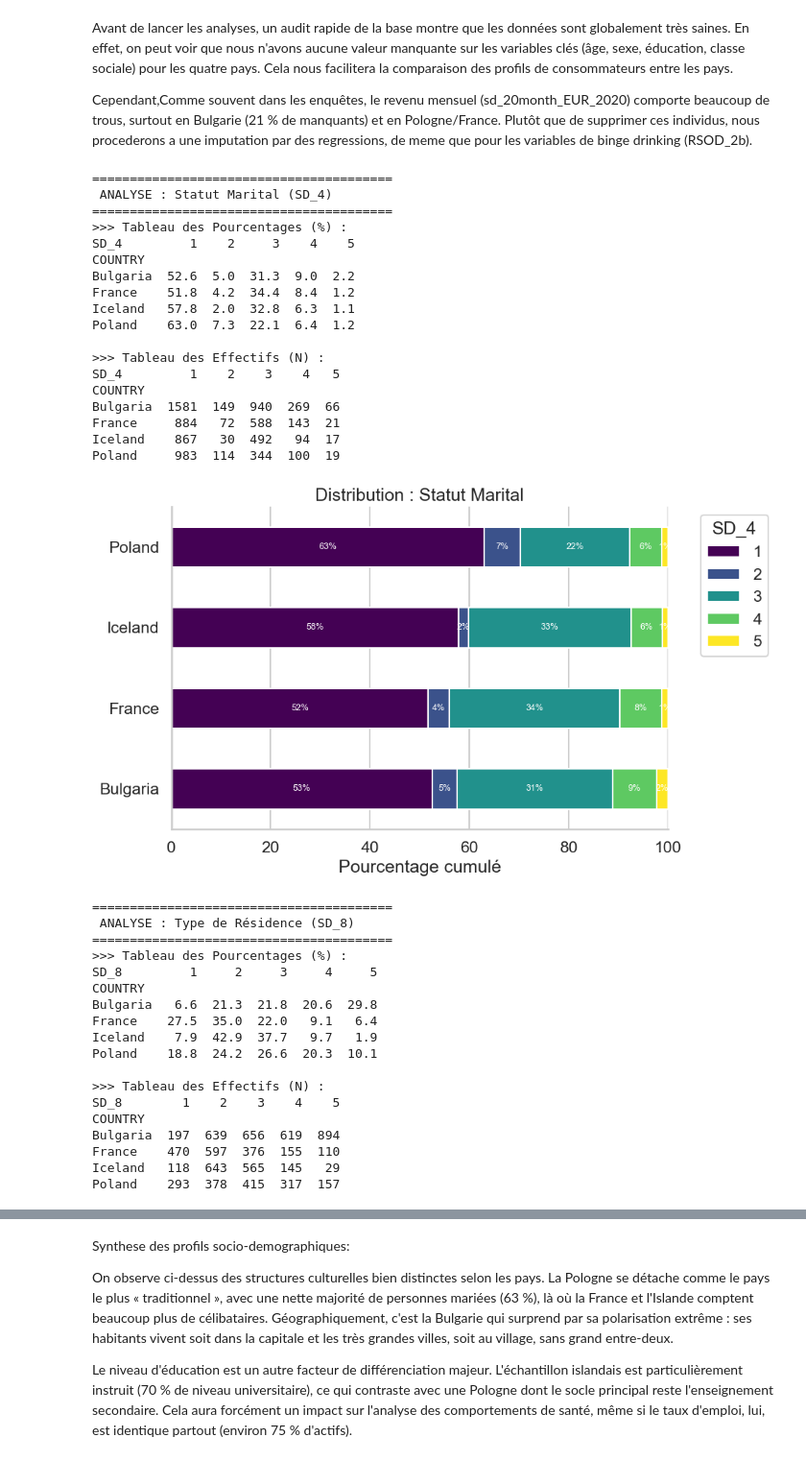
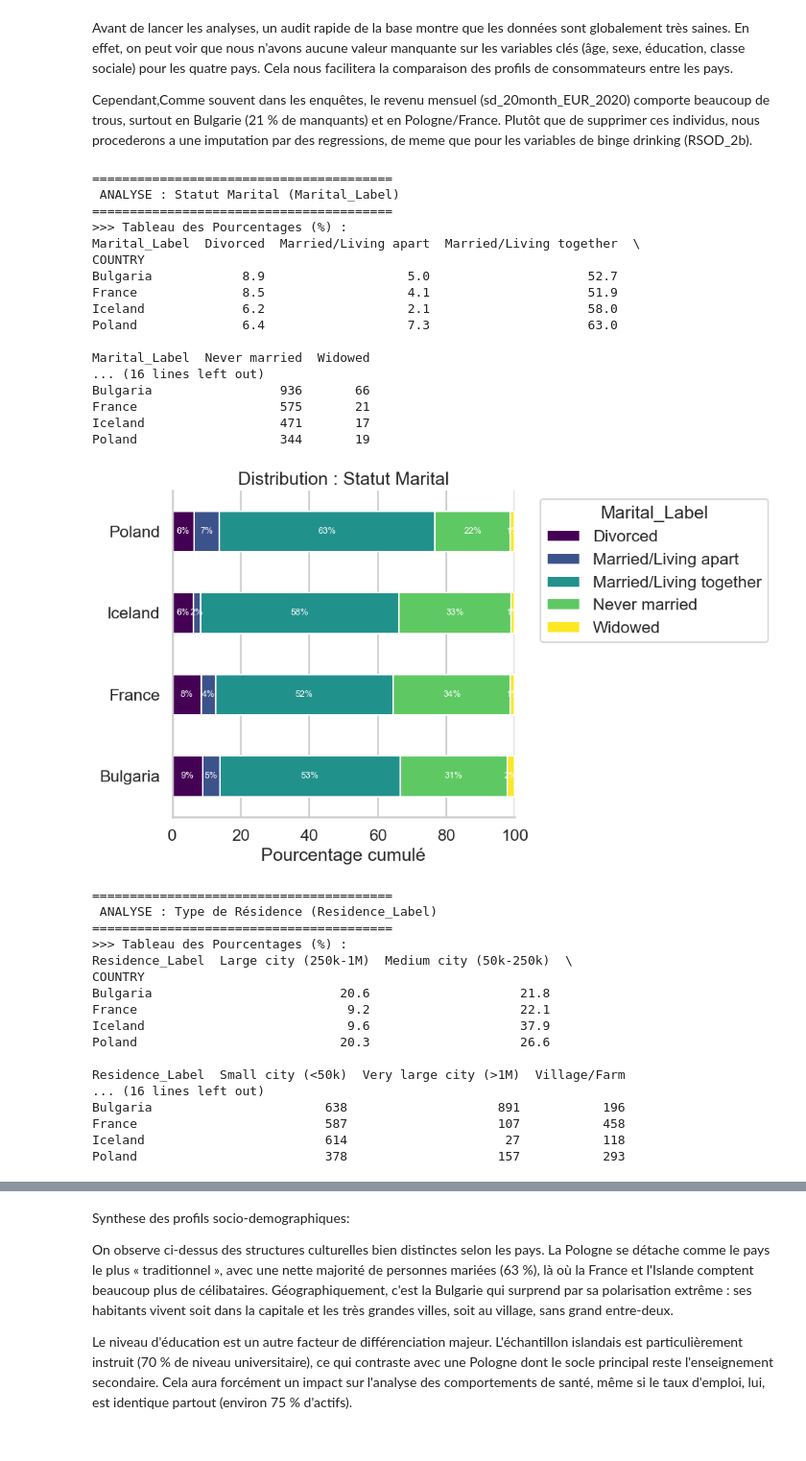
Before and after one commit to emile-gllm/projet_python2A_alcool, a Jupyter notebook: projet_python_notebook.ipynb, the cells around one changed output, grey strips where cells are left out. Shown at 96% size. Saved outputs shown, nothing was run; the diff lists cells and outputs as text; code cells hidden in the pictures.

```diff
--- a/projet_python_notebook.ipynb
+++ b/projet_python_notebook.ipynb
@@ -1826,45 +1724,43 @@ def analyse_num(df, col, label=""):
 # %%
-analyse_cat(data1, 'SD_4', 'Statut Marital')
-analyse_cat(data1, 'SD_8', 'Type de Résidence')
-analyse_cat(data1, 'SD_9', "Niveau d'Éducation")
-analyse_cat(data1, 'SD_10', 'Statut Professionnel')
-analyse_cat(data1, 'social_class', 'classe sociale')
-analyse_cat(data1, 'Demo_Empl', 'Emploi actuel')
+std.analyse_cat(data1, 'Marital_Label', 'Statut Marital')
+std.analyse_cat(data1, 'Residence_Label', 'Type de Résidence')
+std.analyse_cat(data1, 'Education_Label', "Niveau d'Éducation")
+std.analyse_cat(data1, 'Activity_Label', 'Statut Professionnel')
+std.analyse_cat(data1, 'Class_Label', 'classe sociale')
+std.analyse_cat(data1, 'Demo_Empl', 'Emploi actuel')
 # %% [output]
 ========================================
- ANALYSE : Statut Marital (SD_4)
+ ANALYSE : Statut Marital (Marital_Label)
 ========================================
 >>> Tableau des Pourcentages (%) :
-SD_4         1    2     3    4    5
+Marital_Label  Divorced  Married/Living apart  Married/Living together  \
 COUNTRY
-Bulgaria  52.6  5.0  31.3  9.0  2.2
-France    51.8  4.2  34.4  8.4  1.2
-Iceland   57.8  2.0  32.8  6.3  1.1
-Poland    63.0  7.3  22.1  6.4  1.2
+Bulgaria            8.9                   5.0                     52.7
+France              8.5                   4.1                     51.9
+Iceland             6.2                   2.1                     58.0
+Poland              6.4                   7.3                     63.0
 
->>> Tableau des Effectifs (N) :
-SD_4         1    2    3    4   5
-COUNTRY
-Bulgaria  1581  149  940  269  66
-France     884   72  588  143  21
-Iceland    867   30  492   94  17
-Poland     983  114  344  100  19
+Marital_Label  Never married  Widowed
+... (16 lines left out)
+Bulgaria                 936       66
+France                   575       21
+Iceland                  471       17
+Poland                   344       19
-[figure, old version]
+[figure, new version]
 ========================================
- ANALYSE : Type de Résidence (SD_8)
+ ANALYSE : Type de Résidence (Residence_Label)
 ========================================
 >>> Tableau des Pourcentages (%) :
-SD_8         1     2     3     4     5
+Residence_Label  Large city (250k-1M)  Medium city (50k-250k)  \
 COUNTRY
-Bulgaria   6.6  21.3  21.8  20.6  29.8
-France    27.5  35.0  22.0   9.1   6.4
-Iceland    7.9  42.9  37.7   9.7   1.9
-Poland    18.8  24.2  26.6  20.3  10.1
+Bulgaria                         20.6                    21.8
+France                            9.2                    22.1
+Iceland                           9.6                    37.9
+Poland                           20.3                    26.6
 
->>> Tableau des Effectifs (N) :
-SD_8        1    2    3    4    5
-COUNTRY
-Bulgaria  197  639  656  619  894
-France    470  597  376  155  110
-Iceland   118  643  565  145   29
-Poland    293  378  415  317  157
+Residence_Label  Small city (<50k)  Very large city (>1M)  Village/Farm
+... (16 lines left out)
+Bulgaria                       638                    891           196
+France                         587                    107           458
+Iceland                        614                     27           118
+Poland                         378                    157           293
```
Also changed, not shown: parts of 30 cells of this notebook.
